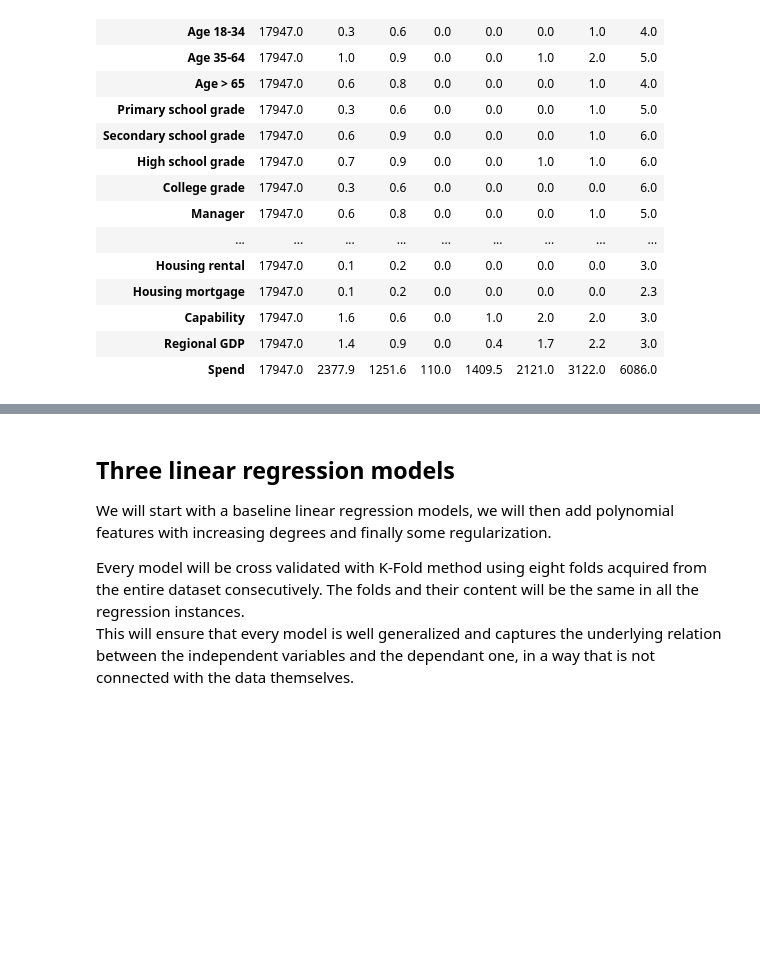
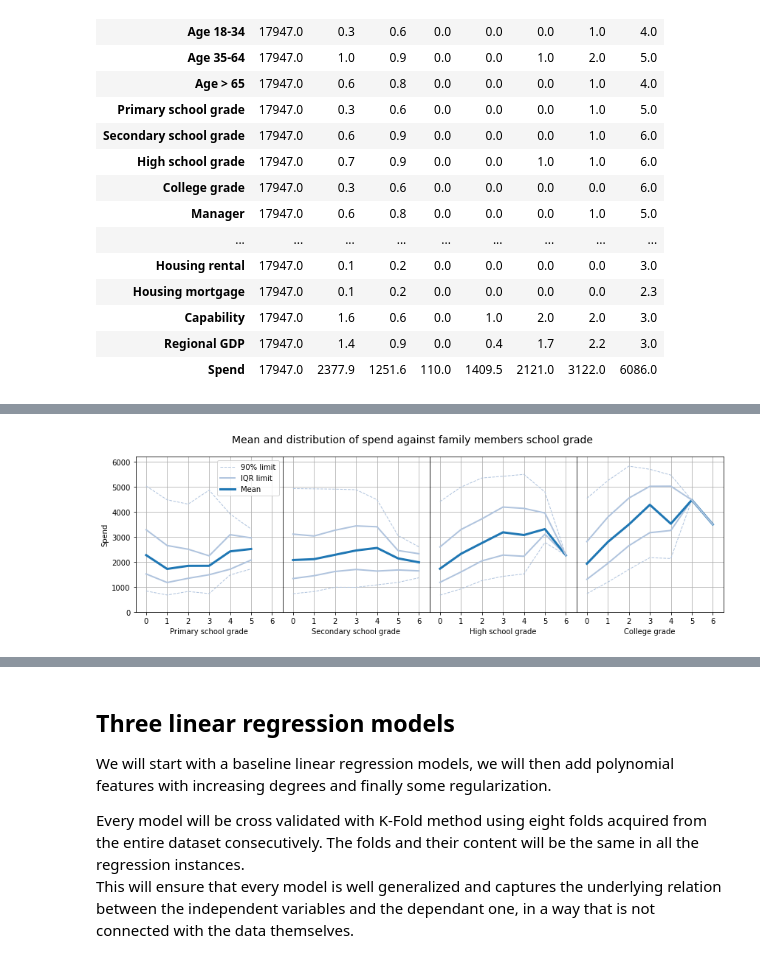
Before and after one commit to FabrizioBoffa/Profiling_the_spending_power_of_italian_families, a Jupyter notebook: Profiling_the_spending_power_of_italian_families.ipynb, the cells around one changed output, grey strips where cells are left out. Saved outputs shown, nothing was run; the diff lists cells and outputs as text; code cells hidden in the pictures; blank space fills up the shorter version.

```diff
--- a/Profiling_the_spending_power_of_italian_families.ipynb
+++ b/Profiling_the_spending_power_of_italian_families.ipynb
@@ -535,0 +637,15 @@ np.round(df_data_copy.describe().T, 1)
+# %%
+# School grade features plot
+
+fig = plt.figure(figsize = (12 , 4), tight_layout = True)
+gs = fig.add_gridspec(1, 4, wspace = 0)
+
+plot_func('Primary school grade', 0, df_data_copy)
+plot_func('Secondary school grade', 1, df_data_copy)
+plot_func('High school grade', 2, df_data_copy)
+plot_func('College grade', 3, df_data_copy)
+plt.suptitle('Mean and distribution of spend against family members school grade', size = 14)
+
+plt.show()
+# %% [output]
+[figure, added]
```
Also changed, not shown: parts of 22 cells of this notebook.
